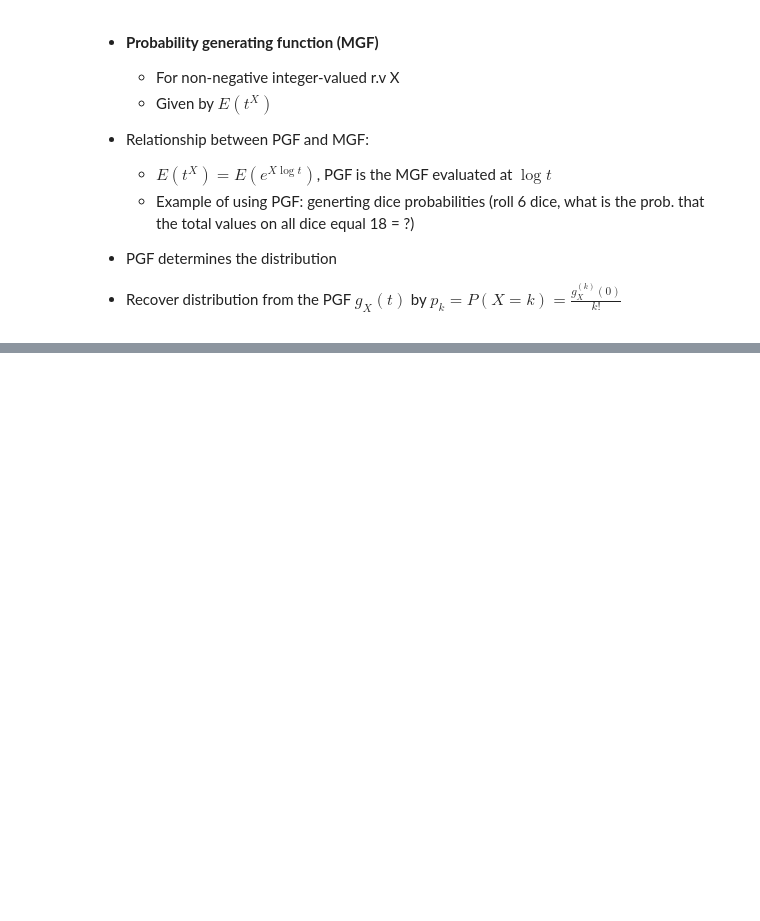
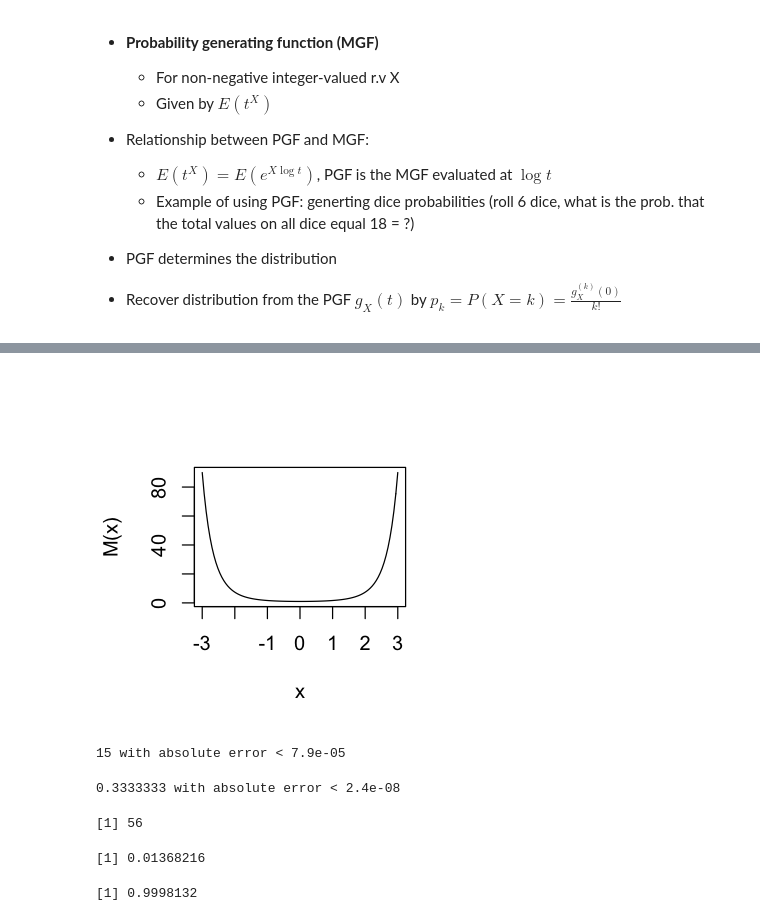
Before and after one commit to trinhngocthuyen/reading-hub, a Jupyter notebook: intro_to_prob/06_moments.ipynb, the cells around one changed output, grey strips where cells are left out. Saved outputs shown, nothing was run; the diff lists cells and outputs as text; code cells hidden in the pictures; blank space fills up the shorter version.

```diff
--- a/intro_to_prob/06_moments.ipynb
+++ b/intro_to_prob/06_moments.ipynb
@@ -63,0 +77,40 @@ https://www.amazon.com/Introduction-Probability-Chapman-Statistical-Science/dp/1
+# %%
+library(repr)
+
+figsize <- function(w, h) { options(repr.plot.width=w, repr.plot.height=h) }
+# %%
+# Declare a function
+M <- function(t) { exp(t^2/2) }
+# %%
+figsize(3, 3)
+curve(M, from=-3, to=3)
+# %% [output]
+[figure, added]
+# %%
+# Take the 6th moment of X ~ N(0, 1) by LOTUS
+g <- function(x) { x^6*dnorm(x) }
+integrate(g, lower=-Inf, upper=Inf)
+# %% [output]
+15 with absolute error < 7.9e-05
+# %%
+# Take the 2nd moment of X ~ Uniform(0, 1) by LOTUS
+h <- function(x) { x^2*dunif(x) }
+integrate(h, lower=-Inf, upper=Inf)
+# %% [output]
+0.3333333 with absolute error < 2.4e-08
+# %%
+# Take the 2nd moment of X ~ Poisson(7) by LOTUS
+# NOTE: Poisson is for discrete r.v.s. So we cannot use integrate to compute the integral of it
+# Instead, we calculate the sum over a finite space that is sufficiently large
+g <- function(k) { k^2 * dpois(k, 7) }
+sum(g(0:1000))
+# %% [output]
+[1] 56
+# %%
+# Sampling data from Normal distribution and use the built-in functions: mean, var
+z <- rnorm(10000)
+mean(z)
+var(z)
+# %% [output]
+[1] 0.01368216
+[1] 0.9998132
```
Also changed, not shown: parts of 8 cells of this notebook.
